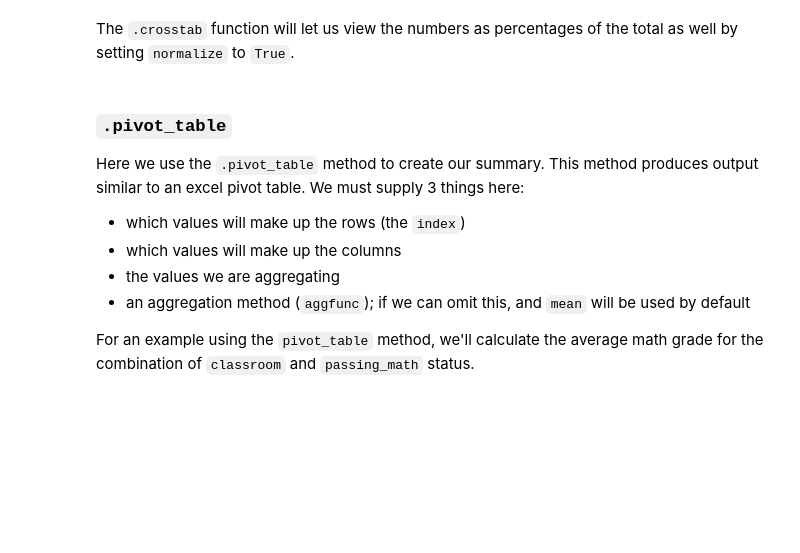
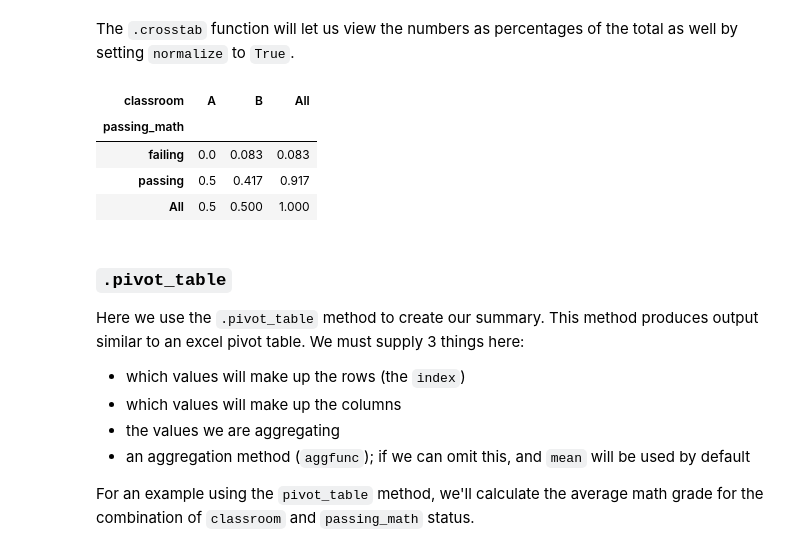
Before and after one commit to CodeupClassroom/innis-ds-libraries, a Jupyter notebook: adv_df_3.ipynb, the cells around one changed output. Saved outputs shown, nothing was run; the diff lists cells and outputs as text; code cells hidden in the pictures; blank space fills up the shorter version.

```diff
--- a/adv_df_3.ipynb
+++ b/adv_df_3.ipynb
@@ -24,5 +55,13 @@ We can also view subtotals with the `margins` set to `True`.
 # %% [markdown]
 The `.crosstab` function will let us view the numbers as percentages of the total as well by setting `normalize` to `True`.
+# %%
+pd.crosstab(df.passing_math, df.classroom, margins=True, normalize=True).round(3)
+# %% [output]
+| classroom | A | B | All |
+| passing_math |  |  |  |
+| failing | 0.0 | 0.083 | 0.083 |
+| passing | 0.5 | 0.417 | 0.917 |
+| All | 0.5 | 0.500 | 1.000 |
 # %% [markdown]
 ### `.pivot_table`
 
```
Also changed, not shown: parts of 13 cells of this notebook.
